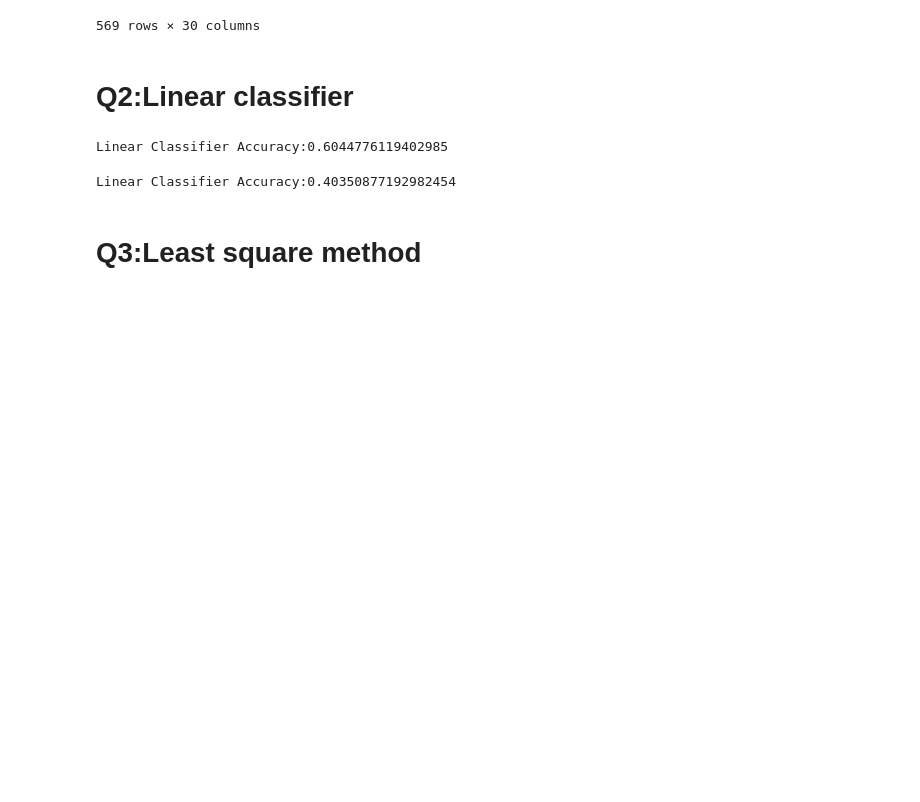
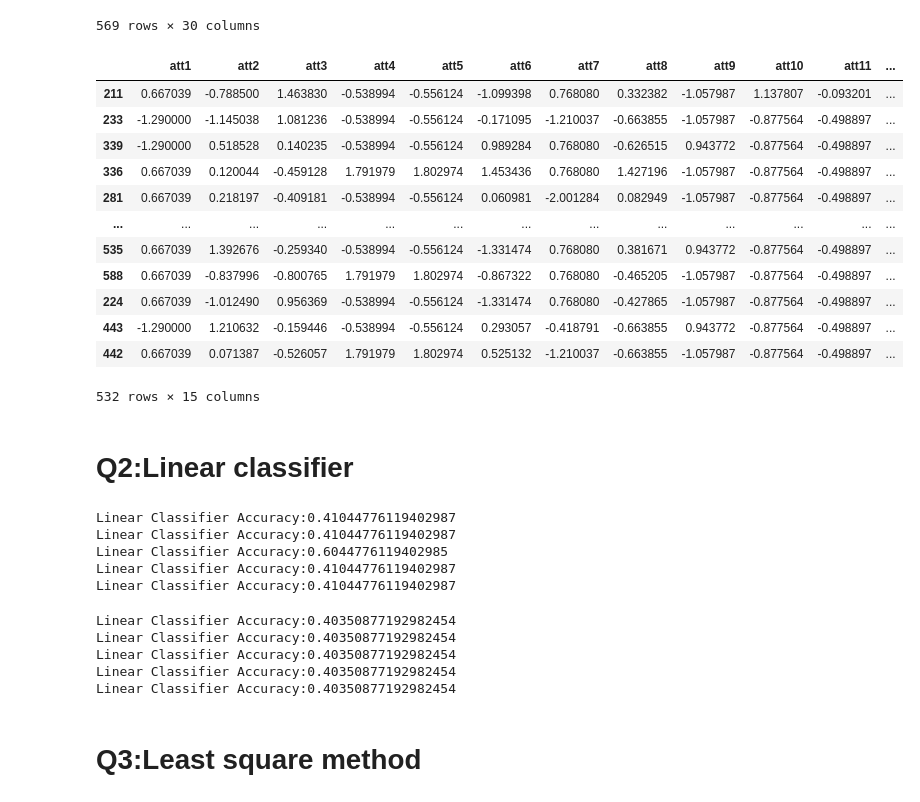
Before and after one commit to chyeh1126/MachineLearning-2022, a Jupyter notebook: hw1/ML_HW1.ipynb, the cells around one changed output. Saved outputs shown, nothing was run; the diff lists cells and outputs as text; code cells hidden in the pictures; blank space fills up the shorter version.

```diff
--- a/hw1/ML_HW1.ipynb
+++ b/hw1/ML_HW1.ipynb
@@ -164,6 +164,23 @@ weights_data = np.random.randn(len(norm_data.columns))
 constant_data = random.random()
 lr = 0.001
 max_iter = 10
+# %%
+random.Random(0).shuffle(crx_x_train.index.values)
+crx_x_train
+# %% [output]
+|  | att1 | att2 | att3 | att4 | att5 | att6 | att7 | att8 | att9 | att10 | att11 | ... |
+| 211 | 0.667039 | -0.788500 | 1.463830 | -0.538994 | -0.556124 | -1.099398 | 0.768080 | 0.332382 | -1.057987 | 1.137807 | -0.093201 | ... |
+| 233 | -1.290000 | -1.145038 | 1.081236 | -0.538994 | -0.556124 | -0.171095 | -1.210037 | -0.663855 | -1.057987 | -0.877564 | -0.498897 | ... |
+| 339 | -1.290000 | 0.518528 | 0.140235 | -0.538994 | -0.556124 | 0.989284 | 0.768080 | -0.626515 | 0.943772 | -0.877564 | -0.498897 | ... |
+| 336 | 0.667039 | 0.120044 | -0.459128 | 1.791979 | 1.802974 | 1.453436 | 0.768080 | 1.427196 | -1.057987 | -0.877564 | -0.498897 | ... |
+| 281 | 0.667039 | 0.218197 | -0.409181 | -0.538994 | -0.556124 | 0.060981 | -2.001284 | 0.082949 | -1.057987 | -0.877564 | -0.498897 | ... |
+| ... | ... | ... | ... | ... | ... | ... | ... | ... | ... | ... | ... | ... |
+| 535 | 0.667039 | 1.392676 | -0.259340 | -0.538994 | -0.556124 | -1.331474 | 0.768080 | 0.381671 | 0.943772 | -0.877564 | -0.498897 | ... |
+| 588 | 0.667039 | -0.837996 | -0.800765 | 1.791979 | 1.802974 | -0.867322 | 0.768080 | -0.465205 | -1.057987 | -0.877564 | -0.498897 | ... |
+| 224 | 0.667039 | -1.012490 | 0.956369 | -0.538994 | -0.556124 | -1.331474 | 0.768080 | -0.427865 | -1.057987 | -0.877564 | -0.498897 | ... |
+| 443 | -1.290000 | 1.210632 | -0.159446 | -0.538994 | -0.556124 | 0.293057 | -0.418791 | -0.663855 | 0.943772 | -0.877564 | -0.498897 | ... |
+| 442 | 0.667039 | 0.071387 | -0.526057 | 1.791979 | 1.802974 | 0.525132 | -1.210037 | -0.663855 | -1.057987 | -0.877564 | -0.498897 | ... |
+532 rows × 15 columns
 # %% [markdown]
 # Q2:Linear classifier
 # %%
@@ -183,28 +201,38 @@ def linear_classifier(weight,constant,lr,max_iter,data,label,x_train,y_train):
     return weight,constant
 # %%
 # testing crx data
-correct = 0
-weights,constant = linear_classifier(weights_crx,constant_crx,lr,max_iter,norm_crx,crx_label,crx_x_train,crx_y_train)
-for i in crx_x_test.index:
-    feat = np.array(norm_crx.iloc[i,])
-    pred = np.sign(np.dot(feat,weights) + constant)
-    if pred == crx_label.iloc[i,]:
-        correct += 1
-print("Linear Classifier Accuracy:{}".format(correct/len(crx_y_test)))
+for i in range(5):
+    correct = 0
+    weights,constant = linear_classifier(weights_crx,constant_crx,lr,max_iter,norm_crx,crx_label,crx_x_train,crx_y_train)
+    for j in crx_x_test.index:
+        feat = np.array(norm_crx.iloc[j,])
+        pred = np.sign(np.dot(feat,weights) + constant)
+        if pred == crx_label.iloc[j,]:
+            correct += 1
+    print("Linear Classifier Accuracy:{}".format(correct/len(crx_y_test)))
 # %% [output]
+Linear Classifier Accuracy:0.41044776119402987
+Linear Classifier Accuracy:0.41044776119402987
 Linear Classifier Accuracy:0.6044776119402985
+Linear Classifier Accuracy:0.41044776119402987
+Linear Classifier Accuracy:0.41044776119402987
 # %%
 # testing data
-correct = 0
-weights,constant = linear_classifier(weights_data,constant_data,lr,max_iter,norm_data,data_label,data_x_train,data_y_train)
-for i in range(len(data_x_test)):
-    feat = np.array(norm_data.iloc[i,])
-    pred = np.sign(np.dot(feat,weights) + constant)
-    if pred == data_label.iloc[i,]:
-        correct += 1
-print("Linear Classifier Accuracy:{}".format(correct/len(data_y_test)))
+for i in range(5):
+    correct = 0
+    weights,constant = linear_classifier(weights_data,constant_data,lr,max_iter,norm_data,data_label,data_x_train,data_y_train)
+    for j in range(len(data_x_test)):
+        feat = np.array(norm_data.iloc[j,])
+        pred = np.sign(np.dot(feat,weights) + constant)
+        if pred == data_label.iloc[j,]:
+            correct += 1
+    print("Linear Classifier Accuracy:{}".format(correct/len(data_y_test)))
 # %% [output]
 Linear Classifier Accuracy:0.40350877192982454
+Linear Classifier Accuracy:0.40350877192982454
+Linear Classifier Accuracy:0.40350877192982454
+Linear Classifier Accuracy:0.40350877192982454
+Linear Classifier Accuracy:0.40350877192982454
 # %% [markdown]
 # Q3:Least square method
 # %%
```
Also changed, not shown: parts of 12 cells of this notebook, 2 other files.
